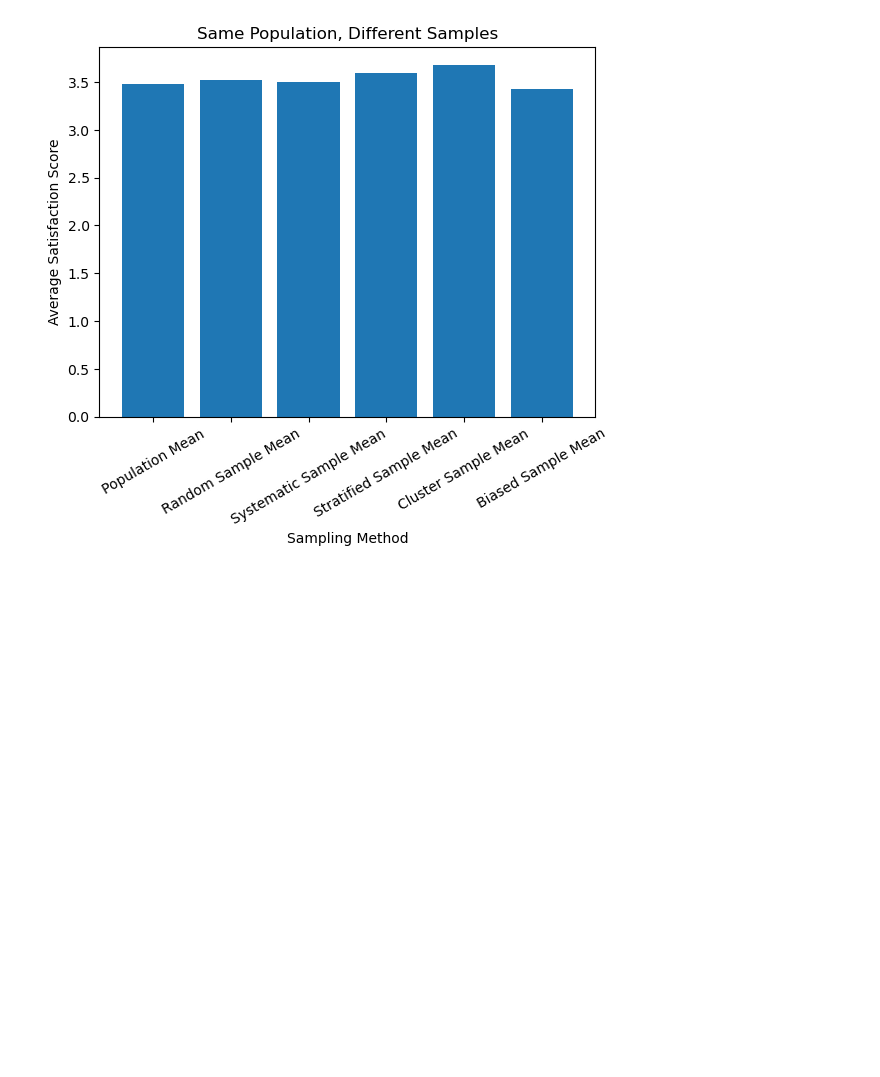
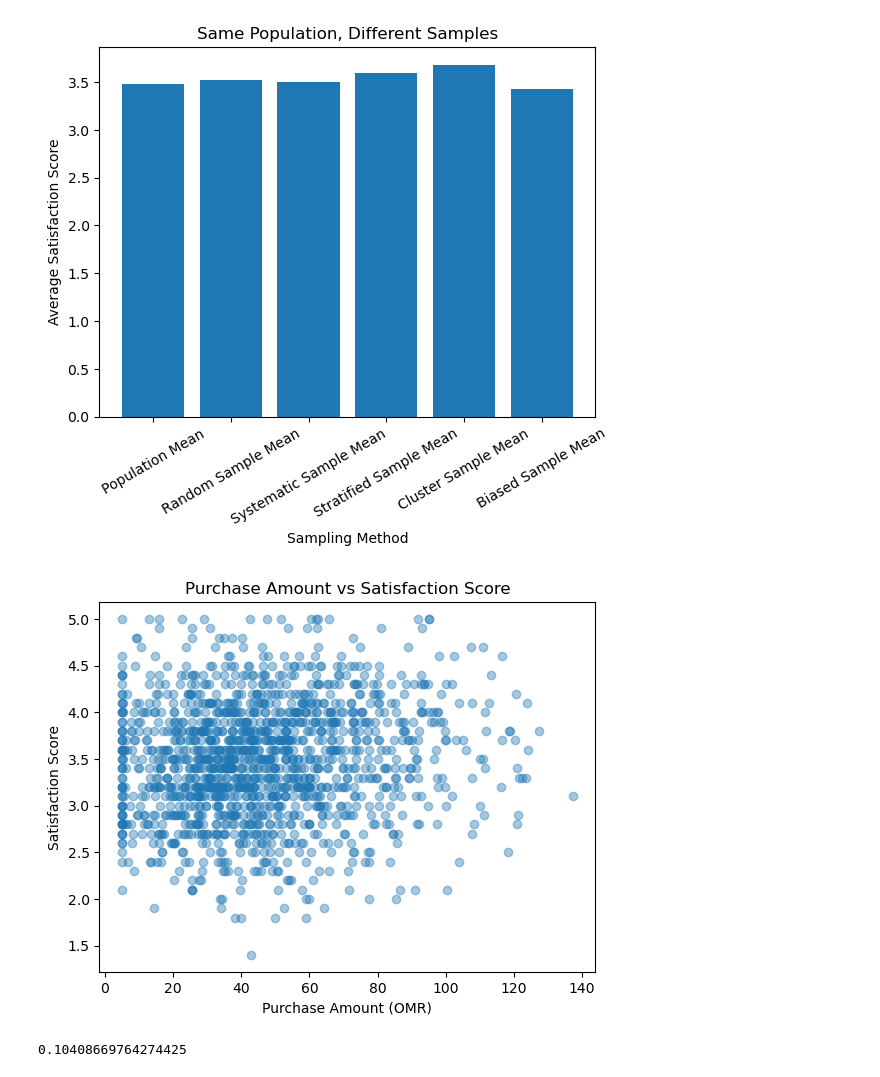
Before and after one commit to Abdullah-AlShamsi/Data-Analysis-and-Visualization, a Jupyter notebook: lab2-mini_project/mini_project.ipynb, the cells around one changed output. Cells and saved outputs as stored; diff of their text form; code cells hidden in the pictures; blank space fills up the shorter version.

```diff
--- a/lab2-mini_project/mini_project.ipynb
+++ b/lab2-mini_project/mini_project.ipynb
@@ -210,3 +210,17 @@ plt.show()
 
 #Does the bar closest to the population automatically prove that the sampling method is always the best? Explain briefly.
 # No, the bar closest to the population does not automatically prove that the sampling method is always the best. While it may indicate that the sample is representative of the population in this specific case, it does not guarantee that the method will always yield accurate results in other situations. The effectiveness of a sampling method can vary depending on the characteristics of the population and the specific research question being addressed.
+# %%
+spend = customers["Purchase_Amount_OMR"]
+satisfaction = customers["Satisfaction_Score"]
+# %%
+plt.scatter(spend, satisfaction ,alpha=0.4)
+plt.xlabel("Purchase Amount (OMR)")
+plt.ylabel("Satisfaction Score")
+plt.title("Purchase Amount vs Satisfaction Score")
+plt.show()
+
+spend.corr(satisfaction)
+# %% [output]
+[figure, added]
+0.10408669764274425
```
Also changed, not shown: parts of 1 cell of this notebook.
